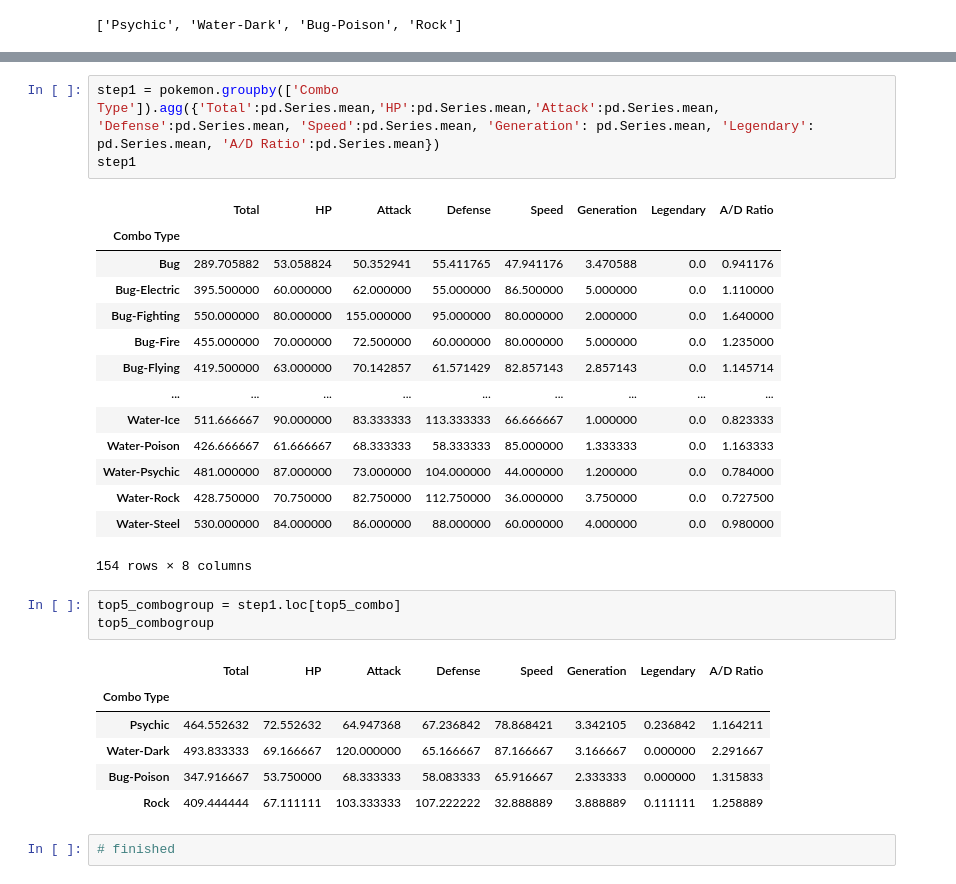
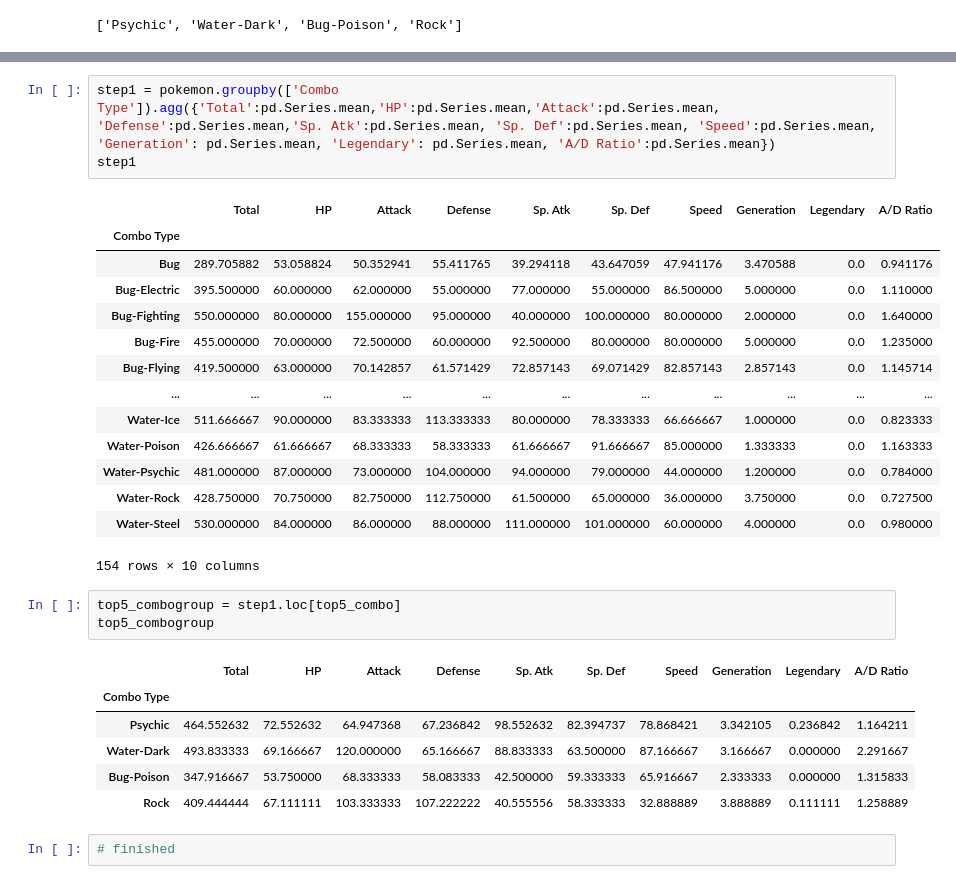
Before and after one commit to audedef/lab-dataframe-calculations, a Jupyter notebook: your-code/challenge1_answer.ipynb, the cells around one changed output, grey strips where cells are left out. Cells and saved outputs as stored; diff of their text form.

```diff
--- a/your-code/challenge1_answer.ipynb
+++ b/your-code/challenge1_answer.ipynb
@@ -269,32 +269,32 @@ Your output should look like below:
 
 ![Aggregate](../images/aggregated-mean.png)
 # %%
-step1 = pokemon.groupby(['Combo Type']).agg({'Total':pd.Series.mean,'HP':pd.Series.mean,'Attack':pd.Series.mean, 'Defense':pd.Series.mean, 'Speed':pd.Series.mean, 'Generation': pd.Series.mean, 'Legendary': pd.Series.mean, 'A/D Ratio':pd.Series.mean})
+step1 = pokemon.groupby(['Combo Type']).agg({'Total':pd.Series.mean,'HP':pd.Series.mean,'Attack':pd.Series.mean, 'Defense':pd.Series.mean,'Sp. Atk':pd.Series.mean, 'Sp. Def':pd.Series.mean, 'Speed':pd.Series.mean, 'Generation': pd.Series.mean, 'Legendary': pd.Series.mean, 'A/D Ratio':pd.Series.mean})
 step1
 # %% [output]
-|  | Total | HP | Attack | Defense | Speed | Generation | Legendary | A/D Ratio |
-| Combo Type |  |  |  |  |  |  |  |  |
-| Bug | 289.705882 | 53.058824 | 50.352941 | 55.411765 | 47.941176 | 3.470588 | 0.0 | 0.941176 |
-| Bug-Electric | 395.500000 | 60.000000 | 62.000000 | 55.000000 | 86.500000 | 5.000000 | 0.0 | 1.110000 |
-| Bug-Fighting | 550.000000 | 80.000000 | 155.000000 | 95.000000 | 80.000000 | 2.000000 | 0.0 | 1.640000 |
-| Bug-Fire | 455.000000 | 70.000000 | 72.500000 | 60.000000 | 80.000000 | 5.000000 | 0.0 | 1.235000 |
-| Bug-Flying | 419.500000 | 63.000000 | 70.142857 | 61.571429 | 82.857143 | 2.857143 | 0.0 | 1.145714 |
-| ... | ... | ... | ... | ... | ... | ... | ... | ... |
-| Water-Ice | 511.666667 | 90.000000 | 83.333333 | 113.333333 | 66.666667 | 1.000000 | 0.0 | 0.823333 |
-| Water-Poison | 426.666667 | 61.666667 | 68.333333 | 58.333333 | 85.000000 | 1.333333 | 0.0 | 1.163333 |
-| Water-Psychic | 481.000000 | 87.000000 | 73.000000 | 104.000000 | 44.000000 | 1.200000 | 0.0 | 0.784000 |
-| Water-Rock | 428.750000 | 70.750000 | 82.750000 | 112.750000 | 36.000000 | 3.750000 | 0.0 | 0.727500 |
-| Water-Steel | 530.000000 | 84.000000 | 86.000000 | 88.000000 | 60.000000 | 4.000000 | 0.0 | 0.980000 |
+|  | Total | HP | Attack | Defense | Sp. Atk | Sp. Def | Speed | Generation | Legendary | A/D Ratio |
+| Combo Type |  |  |  |  |  |  |  |  |  |  |
+| Bug | 289.705882 | 53.058824 | 50.352941 | 55.411765 | 39.294118 | 43.647059 | 47.941176 | 3.470588 | 0.0 | 0.941176 |
+| Bug-Electric | 395.500000 | 60.000000 | 62.000000 | 55.000000 | 77.000000 | 55.000000 | 86.500000 | 5.000000 | 0.0 | 1.110000 |
+| Bug-Fighting | 550.000000 | 80.000000 | 155.000000 | 95.000000 | 40.000000 | 100.000000 | 80.000000 | 2.000000 | 0.0 | 1.640000 |
+| Bug-Fire | 455.000000 | 70.000000 | 72.500000 | 60.000000 | 92.500000 | 80.000000 | 80.000000 | 5.000000 | 0.0 | 1.235000 |
+| Bug-Flying | 419.500000 | 63.000000 | 70.142857 | 61.571429 | 72.857143 | 69.071429 | 82.857143 | 2.857143 | 0.0 | 1.145714 |
+| ... | ... | ... | ... | ... | ... | ... | ... | ... | ... | ... |
+| Water-Ice | 511.666667 | 90.000000 | 83.333333 | 113.333333 | 80.000000 | 78.333333 | 66.666667 | 1.000000 | 0.0 | 0.823333 |
+| Water-Poison | 426.666667 | 61.666667 | 68.333333 | 58.333333 | 61.666667 | 91.666667 | 85.000000 | 1.333333 | 0.0 | 1.163333 |
+| Water-Psychic | 481.000000 | 87.000000 | 73.000000 | 104.000000 | 94.000000 | 79.000000 | 44.000000 | 1.200000 | 0.0 | 0.784000 |
+| Water-Rock | 428.750000 | 70.750000 | 82.750000 | 112.750000 | 61.500000 | 65.000000 | 36.000000 | 3.750000 | 0.0 | 0.727500 |
+| Water-Steel | 530.000000 | 84.000000 | 86.000000 | 88.000000 | 111.000000 | 101.000000 | 60.000000 | 4.000000 | 0.0 | 0.980000 |
-154 rows × 8 columns
+154 rows × 10 columns
 # %%
 top5_combogroup = step1.loc[top5_combo]
 top5_combogroup
 # %% [output]
-|  | Total | HP | Attack | Defense | Speed | Generation | Legendary | A/D Ratio |
-| Combo Type |  |  |  |  |  |  |  |  |
-| Psychic | 464.552632 | 72.552632 | 64.947368 | 67.236842 | 78.868421 | 3.342105 | 0.236842 | 1.164211 |
-| Water-Dark | 493.833333 | 69.166667 | 120.000000 | 65.166667 | 87.166667 | 3.166667 | 0.000000 | 2.291667 |
-| Bug-Poison | 347.916667 | 53.750000 | 68.333333 | 58.083333 | 65.916667 | 2.333333 | 0.000000 | 1.315833 |
-| Rock | 409.444444 | 67.111111 | 103.333333 | 107.222222 | 32.888889 | 3.888889 | 0.111111 | 1.258889 |
+|  | Total | HP | Attack | Defense | Sp. Atk | Sp. Def | Speed | Generation | Legendary | A/D Ratio |
+| Combo Type |  |  |  |  |  |  |  |  |  |  |
+| Psychic | 464.552632 | 72.552632 | 64.947368 | 67.236842 | 98.552632 | 82.394737 | 78.868421 | 3.342105 | 0.236842 | 1.164211 |
+| Water-Dark | 493.833333 | 69.166667 | 120.000000 | 65.166667 | 88.833333 | 63.500000 | 87.166667 | 3.166667 | 0.000000 | 2.291667 |
+| Bug-Poison | 347.916667 | 53.750000 | 68.333333 | 58.083333 | 42.500000 | 59.333333 | 65.916667 | 2.333333 | 0.000000 | 1.315833 |
+| Rock | 409.444444 | 67.111111 | 103.333333 | 107.222222 | 40.555556 | 58.333333 | 32.888889 | 3.888889 | 0.111111 | 1.258889 |
 # %%
 # finished
```
